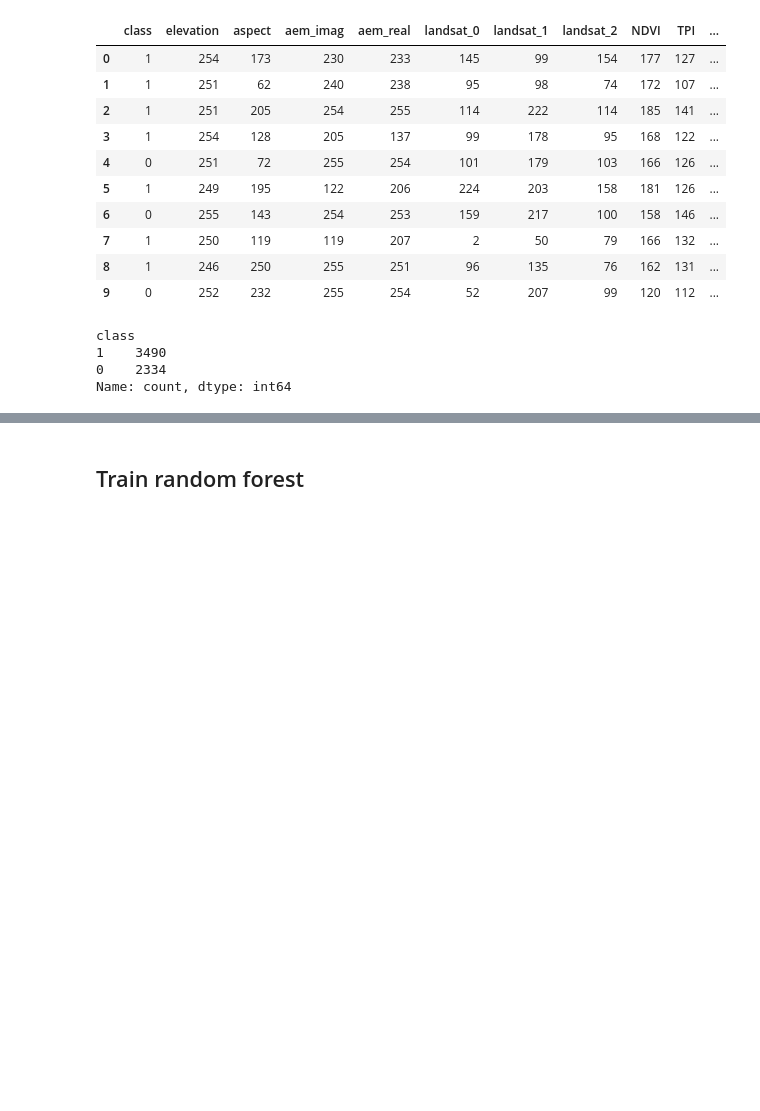
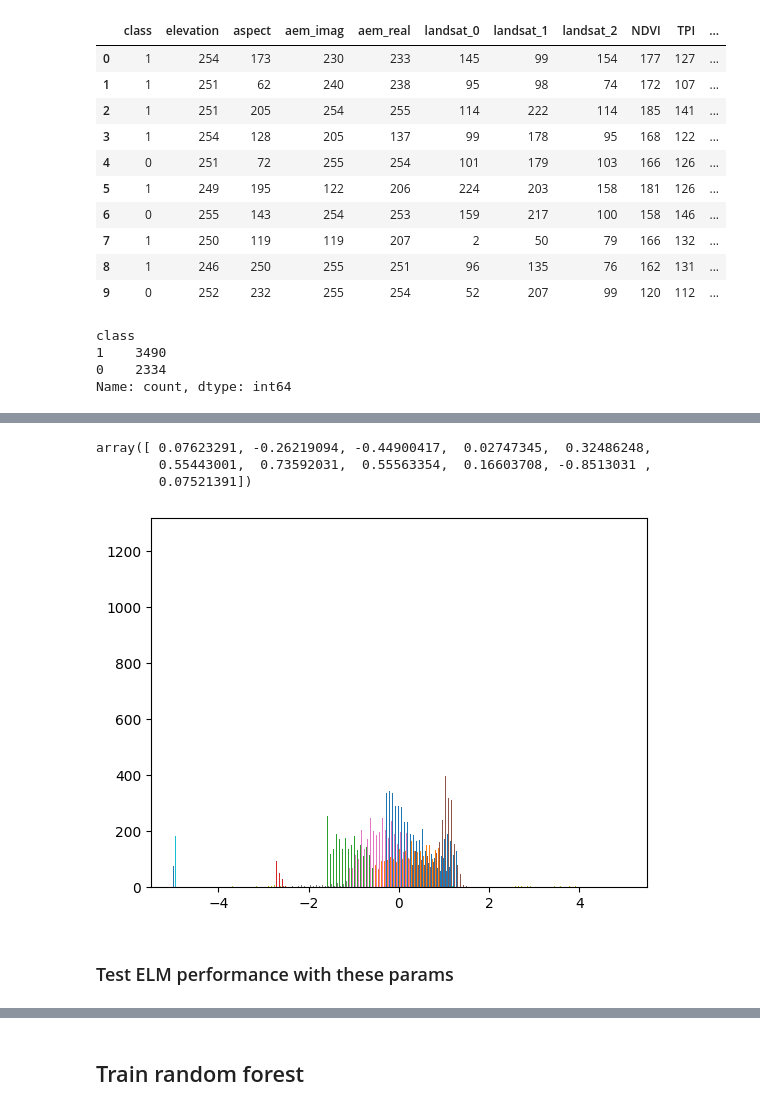
Before and after one commit to akusok/hasuriski_maps, a Jupyter notebook: notebooks/spark-load-train-predict.ipynb, the cells around one changed output, grey strips where cells are left out. Cells and saved outputs as stored; diff of their text form; code cells hidden in the pictures; blank space fills up the shorter version.

Commit message:
Export data in ELM format

```diff
--- a/notebooks/spark-load-train-predict.ipynb
+++ b/notebooks/spark-load-train-predict.ipynb
@@ -316,0 +355,21 @@ Y = pd_data.iloc[:, 0]
+# %%
+X = np.load("../local_data/xy.npz")["X"].astype("float32")
+X -= 128
+
+X[:, 10] = np.log(256 - X[:,10])
+# %%
+mX = np.array([74, 0, -1, 35, 9, 23, 0, 40, -2, 50, 5])
+sX = np.array([40, 70, 80, 60, 75, 65, 50, 20, 20, 35, 0.2])
+X.mean(0) - mX
+# %% [output]
+array([ 0.07623291, -0.26219094, -0.44900417,  0.02747345,  0.32486248,
+        0.55443001,  0.73592031,  0.55563354,  0.16603708, -0.8513031 ,
+        0.07521391])
+# %%
+X = (X - mX) / sX
+X = np.clip(X, -5, 5)
+# %%
+plt.hist(X, 150)
+plt.show()
+# %% [output]
+[figure, added]
@@ -316,0 +387,2 @@ Y = pd_data.iloc[:, 0]
+# %% [markdown]
+### Test ELM performance with these params
```
Also changed, not shown: parts of 18 cells of this notebook.
